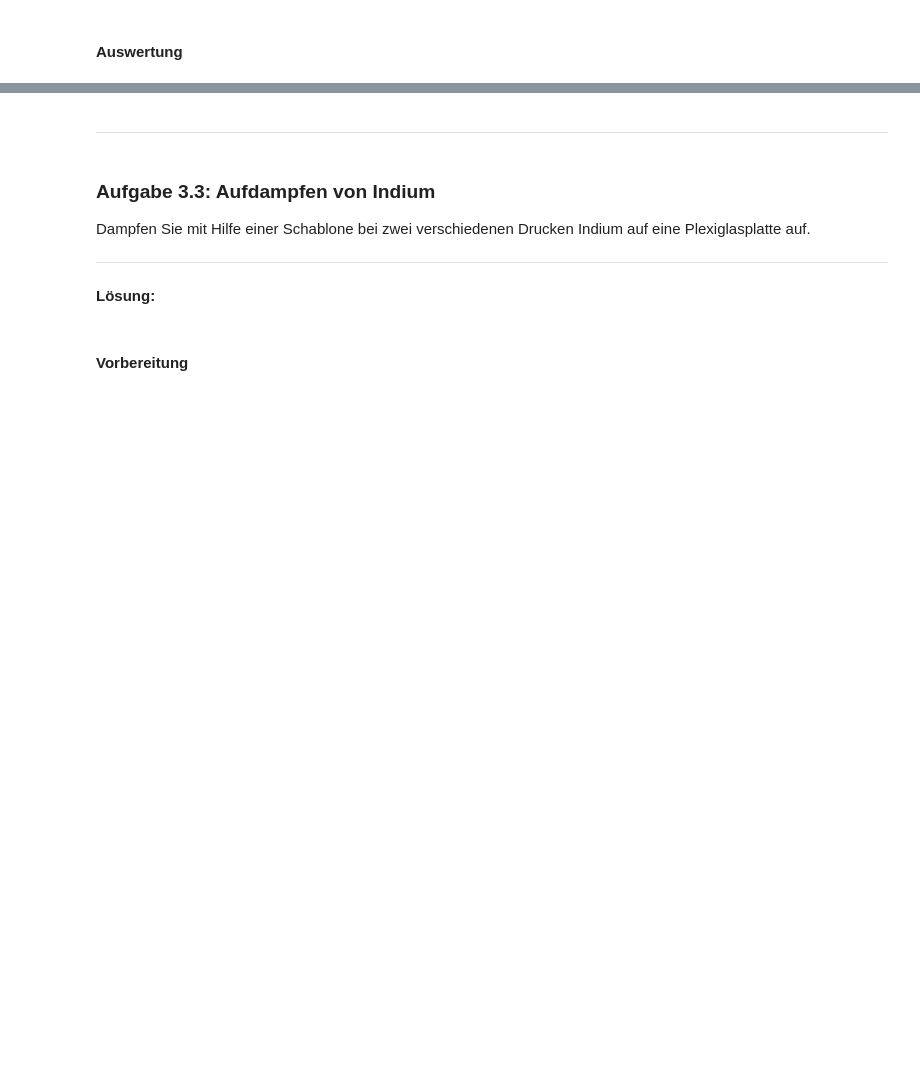
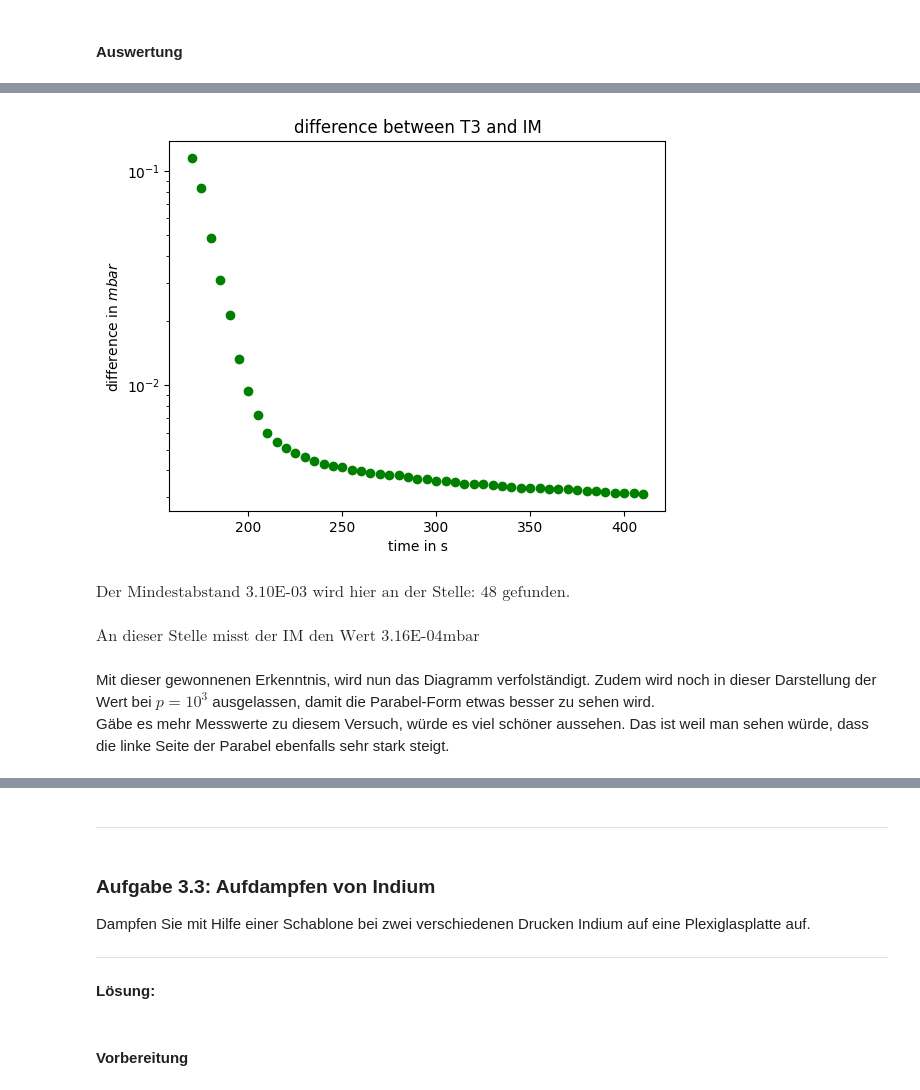
Before and after one commit to AlFa-Tier/Uni_codes, a Jupyter notebook: Praktikum/Vakuum/Vakuum.ipynb, the cells around one changed output, grey strips where cells are left out. Saved outputs shown, nothing was run; the diff lists cells and outputs as text; code cells hidden in the pictures; blank space fills up the shorter version.

```diff
--- a/Praktikum/Vakuum/Vakuum.ipynb
+++ b/Praktikum/Vakuum/Vakuum.ipynb
@@ -984,0 +994,22 @@ plt.show
+# %%
+difference = np.array([pressure_T3[34:]-pressure_IM[34:]])
+
+plt.scatter(x=time_3[34:],y=difference,color='green')
+
+plt.title('difference between T3 and IM')
+plt.xlabel('time in s')
+plt.ylabel('difference in $mbar$')
+plt.yscale('log')
+
+plt.plot()
+plt.show()
+
+display(Math(rf'\text{{Der Mindestabstand {np.min(difference):.02E} wird hier an der Stelle: {np.argmin(difference)} gefunden.}}'))
+display(Math(rf'\text{{An dieser Stelle misst der IM den Wert {pressure_IM[48]:.02E}mbar}}'))
+# %% [output]
+[figure, added]
+$\displaystyle \text{Der Mindestabstand 3.10E-03 wird hier an der Stelle: 48 gefunden.}$
+$\displaystyle \text{An dieser Stelle misst der IM den Wert 3.16E-04mbar}$
+# %% [markdown]
+Mit dieser gewonnenen Erkenntnis, wird nun das Diagramm verfolständigt. Zudem wird noch in dieser Darstellung der Wert bei $p=10^3$ ausgelassen, damit die Parabel-Form etwas besser zu sehen wird.
+Gäbe es mehr Messwerte zu diesem Versuch, würde es viel schöner aussehen. Das ist weil man sehen würde, dass die linke Seite der Parabel ebenfalls sehr stark steigt.
```
Also changed, not shown: parts of 16 cells of this notebook.
